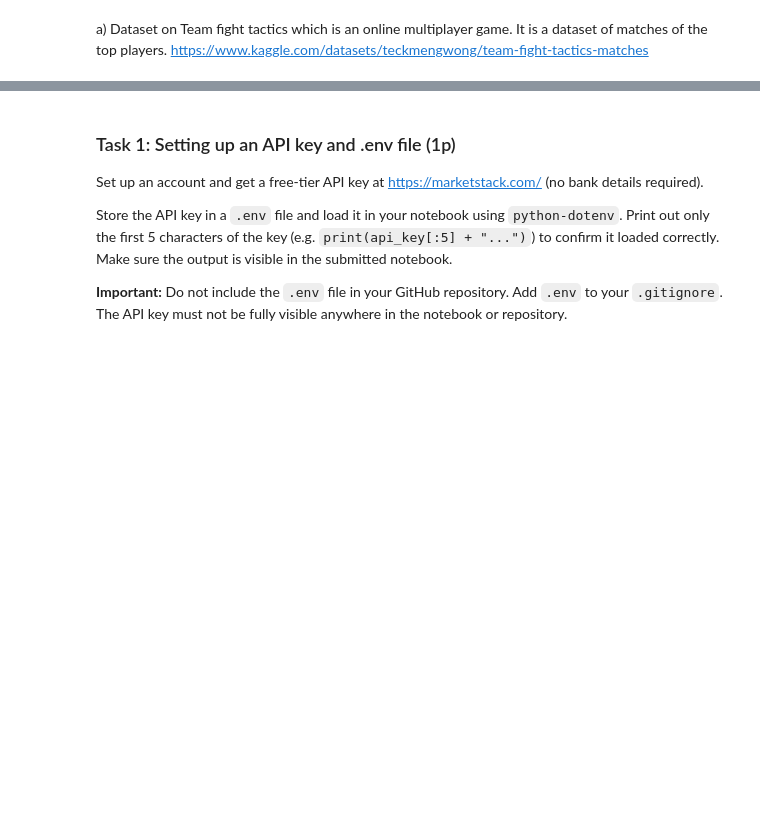
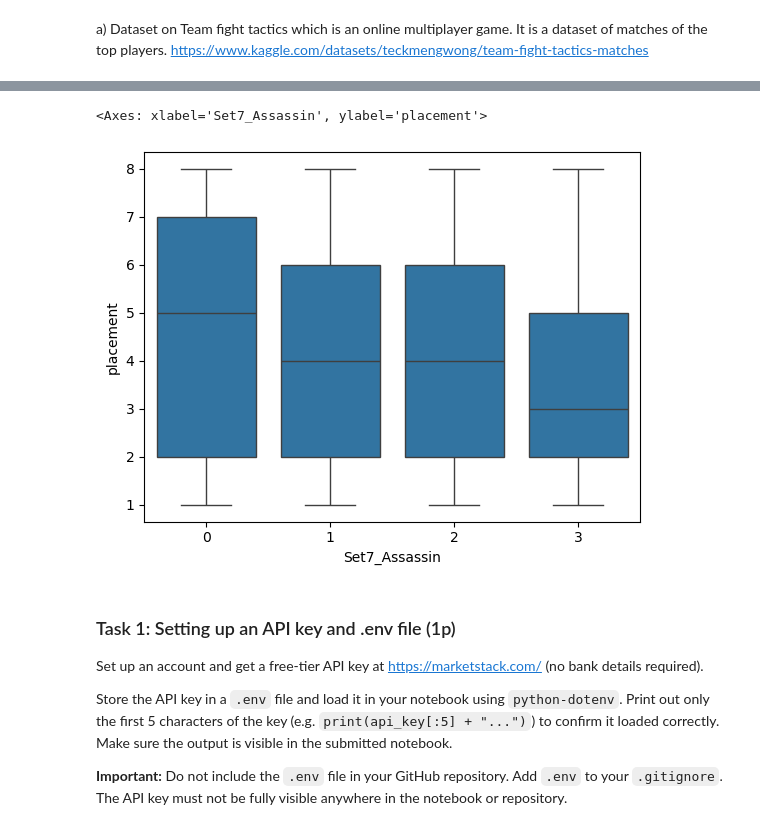
Before and after one commit to Darren-0/PythonBizInt2026, a Jupyter notebook: assignments/assignment2/assignment2.ipynb, the cells around one changed output, grey strips where cells are left out. Drawn from its saved outputs; the diff is of its cells as text; code cells hidden in the pictures; blank space fills up the shorter version.

```diff
--- a/assignments/assignment2/assignment2.ipynb
+++ b/assignments/assignment2/assignment2.ipynb
@@ -68,3 +133,9 @@ https://www.kaggle.com/datasets/teckmengwong/team-fight-tactics-matches
+# %%
+# box plot shows more information than bar plot but bar plot is simple to understand.
+sns.boxplot(final_df, x="Set7_Assassin", y="placement")
+# %% [output]
+<Axes: xlabel='Set7_Assassin', ylabel='placement'>
+[figure, added]
 # %% [markdown]
 ### Task 1: Setting up an API key and .env file (1p)
 
```
Also changed, not shown: parts of 5 cells of this notebook, 19 other files.
